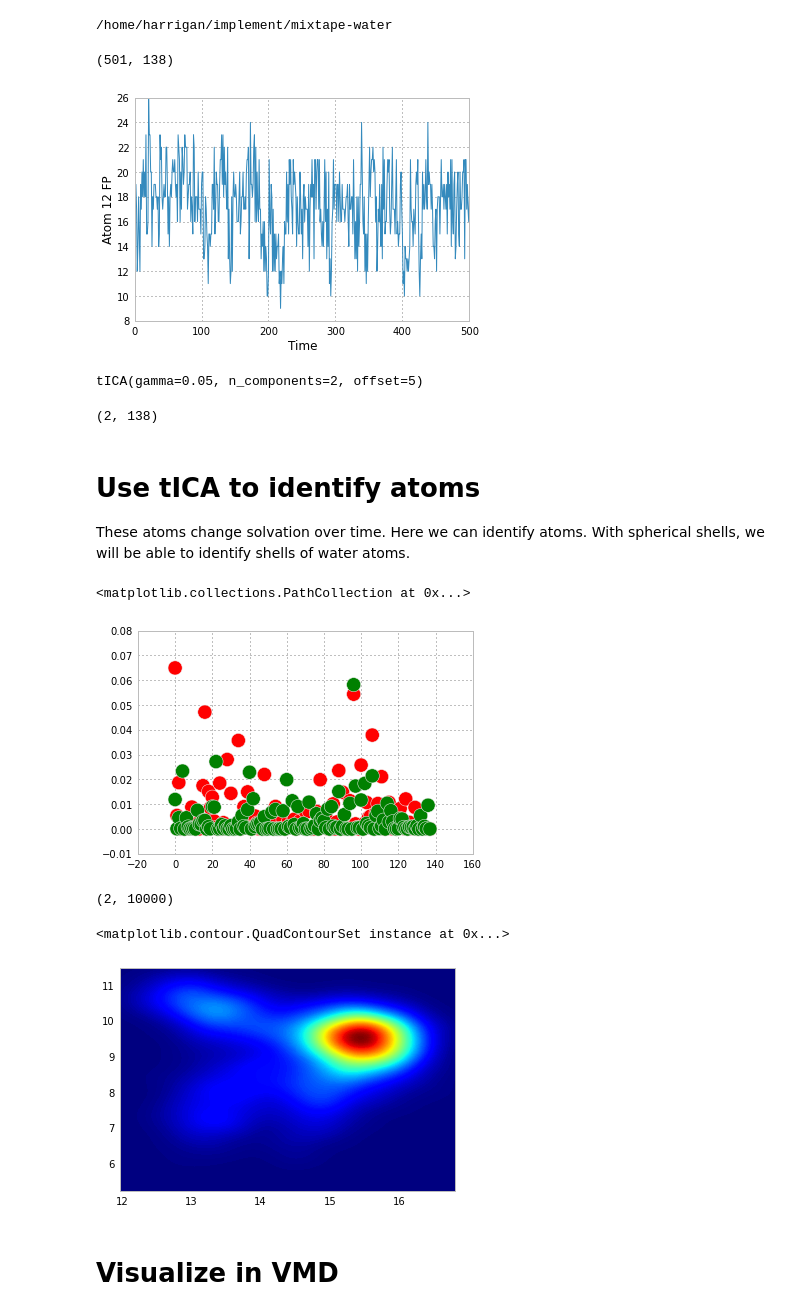
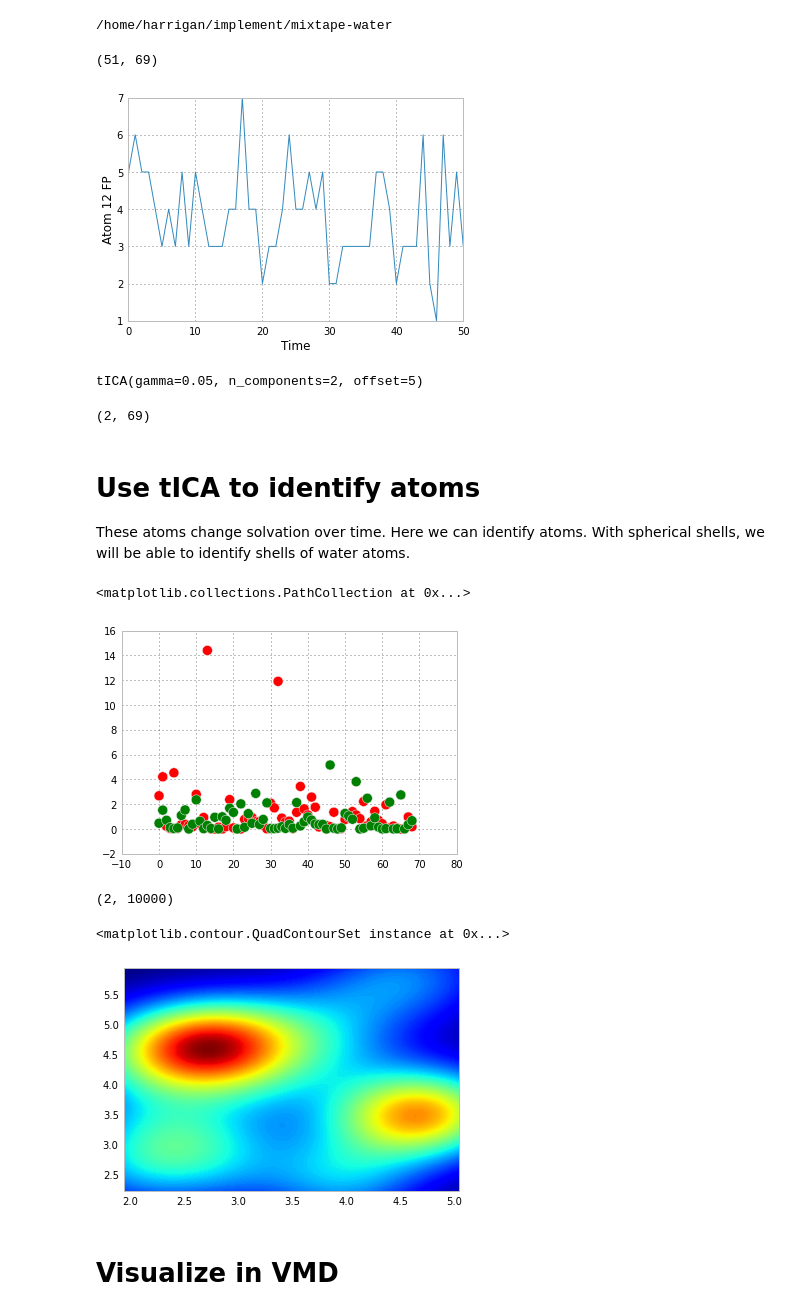
Before and after one commit to mpharrigan/wetmsm, a Jupyter notebook: ipython/met.ipynb, the cells around one changed output. Drawn from its saved outputs; the diff is of its cells as text; code cells hidden in the pictures.

Commit message:
Shells with assignments
Visualize (at least first frame) with ipynb

```diff
--- a/ipython/met.ipynb
+++ b/ipython/met.ipynb
@@ -24,17 +24,16 @@ fps = sfeat.featurize(traj)
 # %%
 fps = np.load('solventfp.npy')
 # %%
-fpss = np.load('shells.npy')
+fpss = np.load('shell_count.npy')
 fps = np.reshape(fpss, (fpss.shape[0], fpss.shape[1] * fpss.shape[2]))
+print fps.shape
+# %% [output]
+(51, 69)
-# %%
-fps.shape
-# %% [output]
-(501, 138)
 # %%
 plt.plot(fps[:, 12])
 plt.xlabel('Time'); plt.ylabel('Atom 12 FP');
 # %% [output]
-[figure, old version]
+[figure, new version]
 # %%
 from sklearn.decomposition import PCA, KernelPCA
 from mixtape.tica import tICA
@@ -49,19 +48,19 @@ tICA(gamma=0.05, n_components=2, offset=5)
 # %%
 pca.components_.shape
 # %% [output]
-(2, 138)
+(2, 69)
 # %% [markdown]
 # Use tICA to identify atoms
 These atoms change solvation over time. Here we can identify atoms. With spherical shells, we will be able to identify shells of water atoms.
 # %%
-pca_comp1 = 10 * pca.components_[0]**2
-tica_comp1 = 10 * tica.components_[0]**2
-tica_comp2 = 5 * tica.components_[1]**2
+#pca_comp1 = 10 * pca.components_[0]**2
+tica_comp1 = 1000 * tica.components_[0]**2
+tica_comp2 = 500 * tica.components_[1]**2
 #plt.scatter(range(pca.components_.shape[1]), pca_comp1, s=200)
-plt.scatter(range(tica.components_.shape[1]), tica_comp1, s=200, c='r')
-plt.scatter(range(tica.components_.shape[1]), tica_comp2, s=200, c='g')
+plt.scatter(range(tica.components_.shape[1]), tica_comp1, s=100, c='r')
+plt.scatter(range(tica.components_.shape[1]), tica_comp2, s=100, c='g')
 # %% [output]
 <matplotlib.collections.PathCollection at 0x...>
-[figure, old version]
+[figure, new version]
 # %%
 ## From pca
@@ -87,7 +86,7 @@ zz = np.reshape(zz.T, xx.shape)
 plt.contourf(xx,yy,zz, 200)
 # %% [output]
 <matplotlib.contour.QuadContourSet instance at 0x...>
-[figure, old version]
+[figure, new version]
 # %% [markdown]
 # Visualize in VMD
 # %%
```
Also changed, not shown: parts of 8 cells of this notebook, 1 other file.
